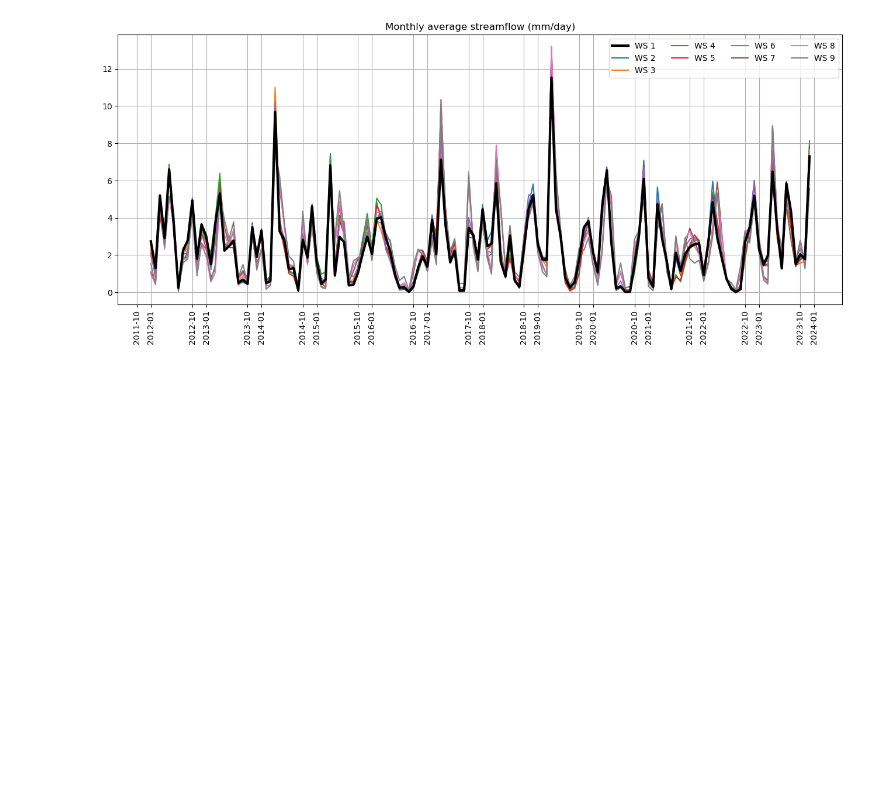
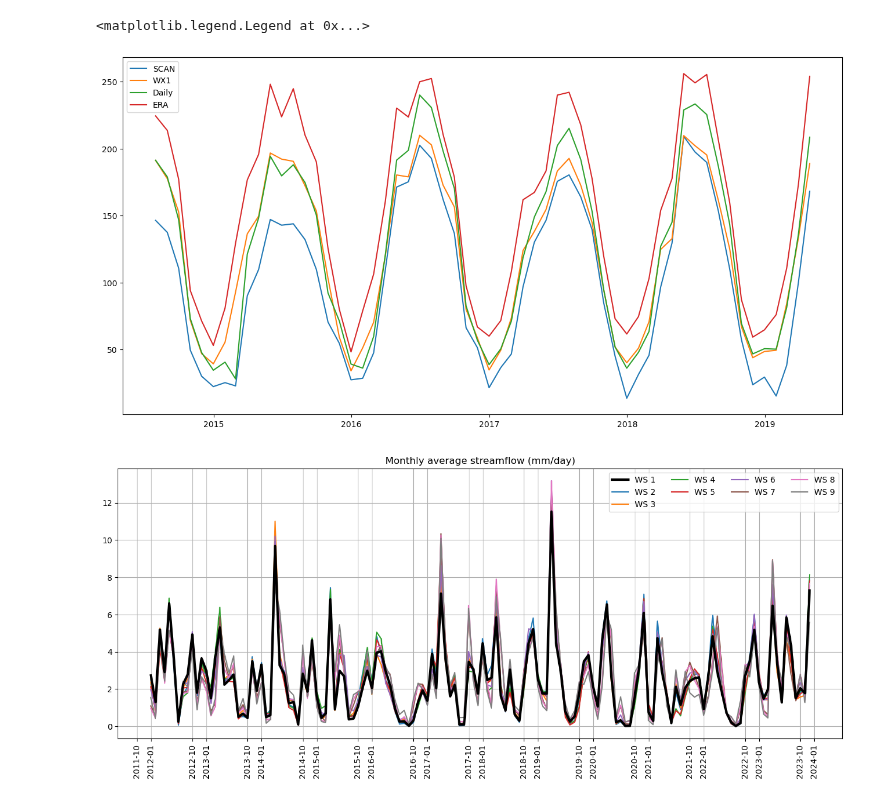
Before and after one commit to ypwong22/erw_scripts, a Jupyter notebook: check_HBR_obs_uncertainty.ipynb, the cells around one changed output. Drawn from its saved outputs; the diff is of its cells as text; code cells hidden in the pictures; blank space fills up the shorter version.

Commit message:
add SCAN solar radiation check

```diff
--- a/check_HBR_obs_uncertainty.ipynb
+++ b/check_HBR_obs_uncertainty.ipynb
@@ -9,3 +10,25 @@ import numpy as np
+# %%
+# Solar radiation from three sources
+
+solrad_scan = read_solar_scan()
+solrad = read_solar()
+solrad_daily = read_solar_daily()
+solrad_era = read_era5("surface_solar_radiation_downwards_hourly")
+solrad_era.index = solrad_era.index - pd.Timedelta(hours = 6)
+
+data = pd.concat([solrad_scan, solrad], axis = 1, join = 'inner').resample('1D').mean()
+data.columns = ['SCAN','WX1']
+data['Daily'] = solrad_daily
+data['ERA'] = solrad_era.resample('1D').mean()
+data = data.sort_index()
+
+fig, ax = plt.subplots(figsize = (16, 8))
+for col in data.columns:
+    ax.plot(data[col].resample('1M').mean(), label = col)
+ax.legend()
+# %% [output]
+<matplotlib.legend.Legend at 0x...>
+[figure, added]
 # %%
 streamflow = pd.read_csv(os.path.join(os.environ['PROJDIR'], 'ERW_LDRD', 'data', 'Hubbard_Brook',
                                       'knb-lter-hbr.2.14', 'HBEF_DailyStreamflow_1956-2023.csv'),
```
Also changed, not shown: parts of 1 cell of this notebook, 5 other files.
